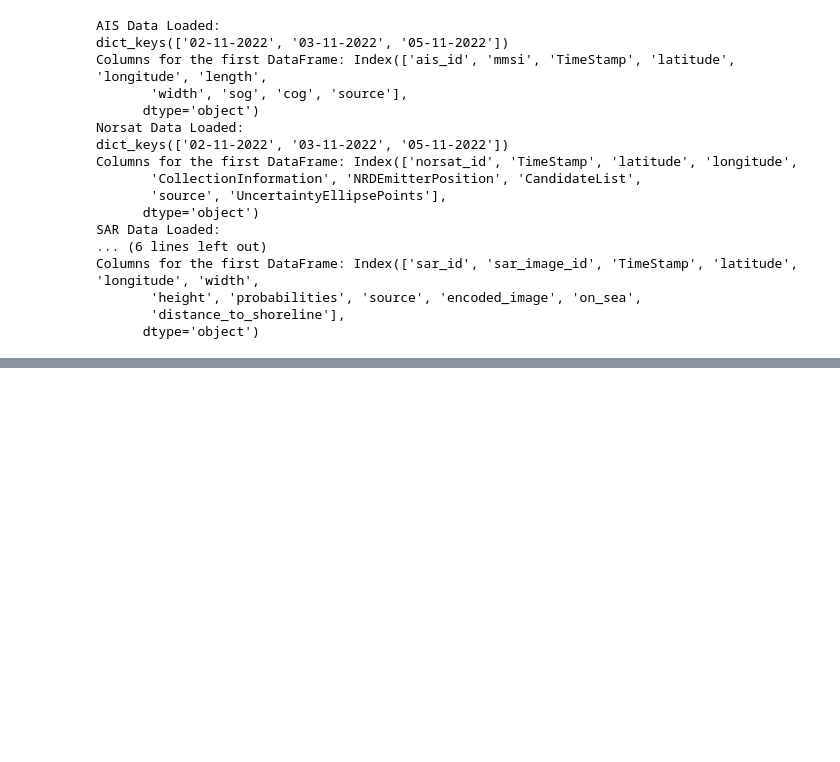
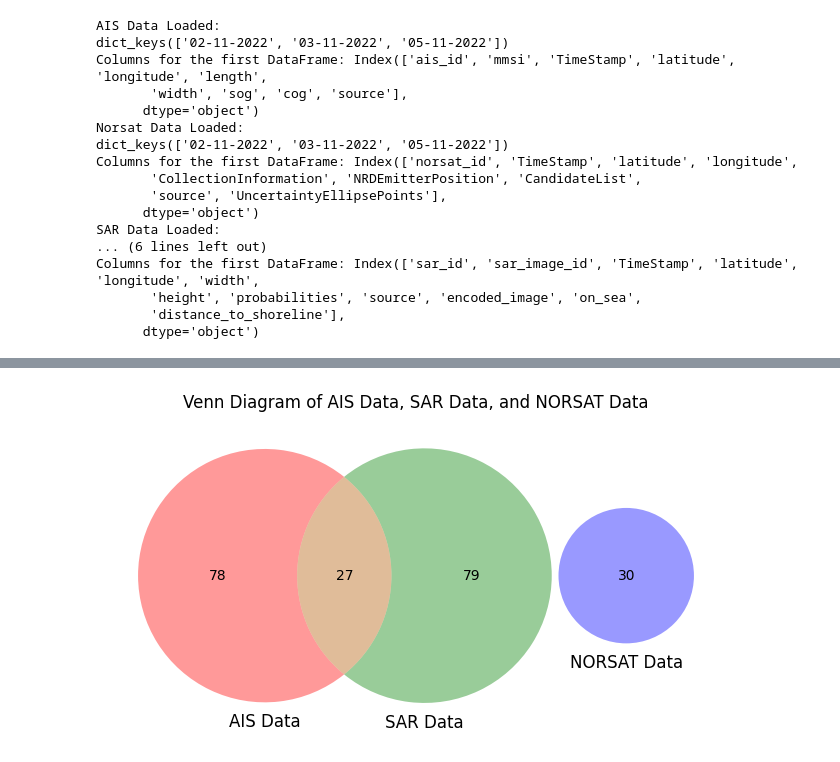
Before and after one commit to akse0360/Ship_datafusion, a Jupyter notebook: First_step_mathching/main.ipynb, the cells around one changed output, grey strips where cells are left out. Cells and saved outputs as stored; diff of their text form; code cells hidden in the pictures; blank space fills up the shorter version.

```diff
--- a/First_step_mathching/main.ipynb
+++ b/First_step_mathching/main.ipynb
@@ -198,0 +361,41 @@ matched_data3 = match_nearest_unique(norsat_data, sar_data, 'norsat_id', 'sar_id
+# %%
+import pandas as pd
+from matplotlib_venn import venn3
+import matplotlib.pyplot as plt
+
+def match_three_dataframes_and_venn(df1, df2, df3, id_column1, id_column2, id_column3, df1_label='DF1', df2_label='DF2', df3_label='DF3'):
+    """
+    Matches three dataframes based on three specific id columns and outputs a Venn diagram.
+
+    Parameters:
+    - df1: First dataframe
+    - df2: Second dataframe
+    - df3: Third dataframe
+    - id_column1: The ID column to match on in df1
+    - id_column2: The ID column to match on in df2
+    - id_column3: The ID column to match on in df3
+    - df1_label: Label for the first dataframe in the Venn diagram
+    - df2_label: Label for the second dataframe in the Venn diagram
+    - df3_label: Label for the third dataframe in the Venn diagram
+
+    Returns:
+    A Venn diagram showing the overlap of the three dataframes based on the id_columns.
+    """
+    # Convert ID columns to sets for comparison
+    set1 = set(df1[id_column1])
+    set2 = set(df2[id_column2])
+    set3 = set(df3[id_column3])
+
+    # Create the Venn diagram
+    plt.figure(figsize=(8, 8))
+    venn3([set1, set2, set3], set_labels=(df1_label, df2_label, df3_label))
+
+    # Show plot
+    plt.title(f'Venn Diagram of {df1_label}, {df2_label}, and {df3_label}')
+    plt.show()
+
+# Example usage
+# Assuming df1, df2, and df3 are your dataframes, and 'mmsi' or other ID columns are what you match on
+match_three_dataframes_and_venn(ais_sar['cnnm'], ais_norsat['cnnm'], sar_norsat['cnnm'], 'mmsi', 'mmsi', 'sar_id', 'AIS Data', 'SAR Data', 'NORSAT Data')
+# %% [output]
+[figure, added]
```
Also changed, not shown: parts of 33 cells of this notebook, 17 other files.
